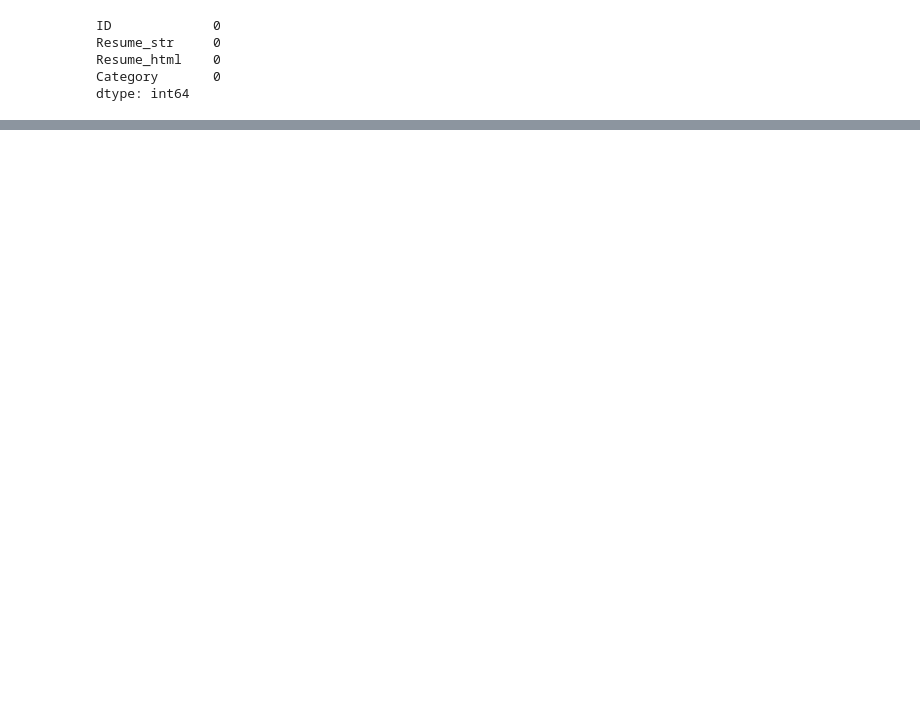
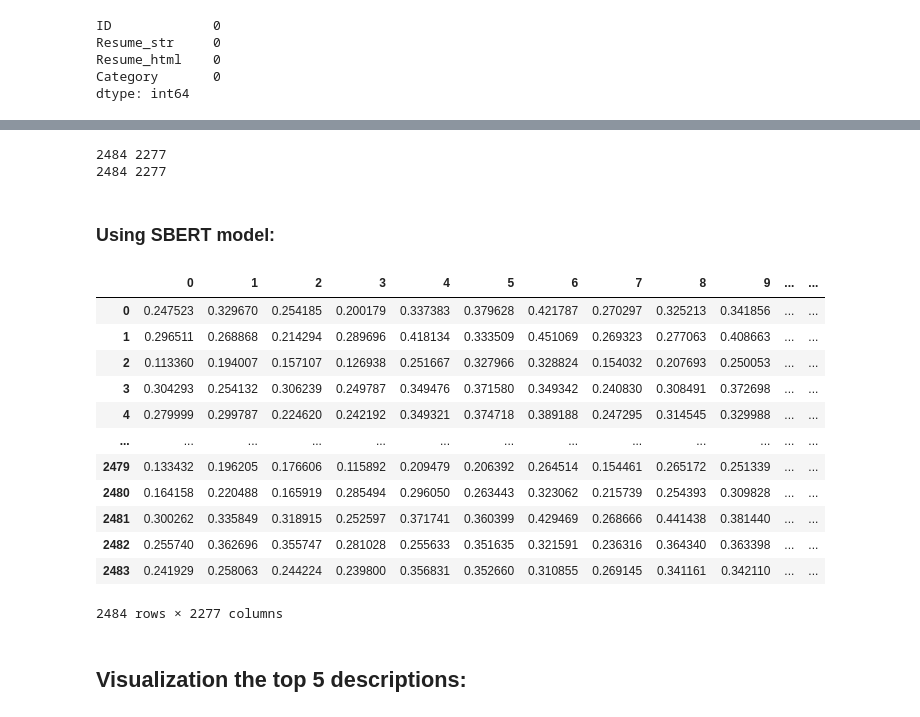
Before and after one commit to Mahmoudosos/smart-resume-screener, a Jupyter notebook: smart-resume-screener.ipynb, the cells around one changed output, grey strips where cells are left out. Drawn from its saved outputs; the diff is of its cells as text; code cells hidden in the pictures; blank space fills up the shorter version.

```diff
--- a/smart-resume-screener.ipynb
+++ b/smart-resume-screener.ipynb
@@ -147,0 +200,28 @@ Name: Company Size, dtype: float64
+# %%
+print(len(resume_str),len(job_description_str))
+print(len(cosine_matrix),len(cosine_matrix.columns))
+# %% [output]
+2484 2277
+2484 2277
+# %% [markdown]
+### Using SBERT model:
+# %%
+from functions import sbert_model
+sim_cos =sbert_model(resume_str,job_description_str)
+sim_cos
+# %% [output]
+|  | 0 | 1 | 2 | 3 | 4 | 5 | 6 | 7 | 8 | 9 | ... | ... |
+| 0 | 0.247523 | 0.329670 | 0.254185 | 0.200179 | 0.337383 | 0.379628 | 0.421787 | 0.270297 | 0.325213 | 0.341856 | ... | ... |
+| 1 | 0.296511 | 0.268868 | 0.214294 | 0.289696 | 0.418134 | 0.333509 | 0.451069 | 0.269323 | 0.277063 | 0.408663 | ... | ... |
+| 2 | 0.113360 | 0.194007 | 0.157107 | 0.126938 | 0.251667 | 0.327966 | 0.328824 | 0.154032 | 0.207693 | 0.250053 | ... | ... |
+| 3 | 0.304293 | 0.254132 | 0.306239 | 0.249787 | 0.349476 | 0.371580 | 0.349342 | 0.240830 | 0.308491 | 0.372698 | ... | ... |
+| 4 | 0.279999 | 0.299787 | 0.224620 | 0.242192 | 0.349321 | 0.374718 | 0.389188 | 0.247295 | 0.314545 | 0.329988 | ... | ... |
+| ... | ... | ... | ... | ... | ... | ... | ... | ... | ... | ... | ... | ... |
+| 2479 | 0.133432 | 0.196205 | 0.176606 | 0.115892 | 0.209479 | 0.206392 | 0.264514 | 0.154461 | 0.265172 | 0.251339 | ... | ... |
+| 2480 | 0.164158 | 0.220488 | 0.165919 | 0.285494 | 0.296050 | 0.263443 | 0.323062 | 0.215739 | 0.254393 | 0.309828 | ... | ... |
+| 2481 | 0.300262 | 0.335849 | 0.318915 | 0.252597 | 0.371741 | 0.360399 | 0.429469 | 0.268666 | 0.441438 | 0.381440 | ... | ... |
+| 2482 | 0.255740 | 0.362696 | 0.355747 | 0.281028 | 0.255633 | 0.351635 | 0.321591 | 0.236316 | 0.364340 | 0.363398 | ... | ... |
+| 2483 | 0.241929 | 0.258063 | 0.244224 | 0.239800 | 0.356831 | 0.352660 | 0.310855 | 0.269145 | 0.341161 | 0.342110 | ... | ... |
+2484 rows × 2277 columns
+# %% [markdown]
+## Visualization the top 5 descriptions:
```
Also changed, not shown: parts of 42 cells of this notebook, 4 other files.
